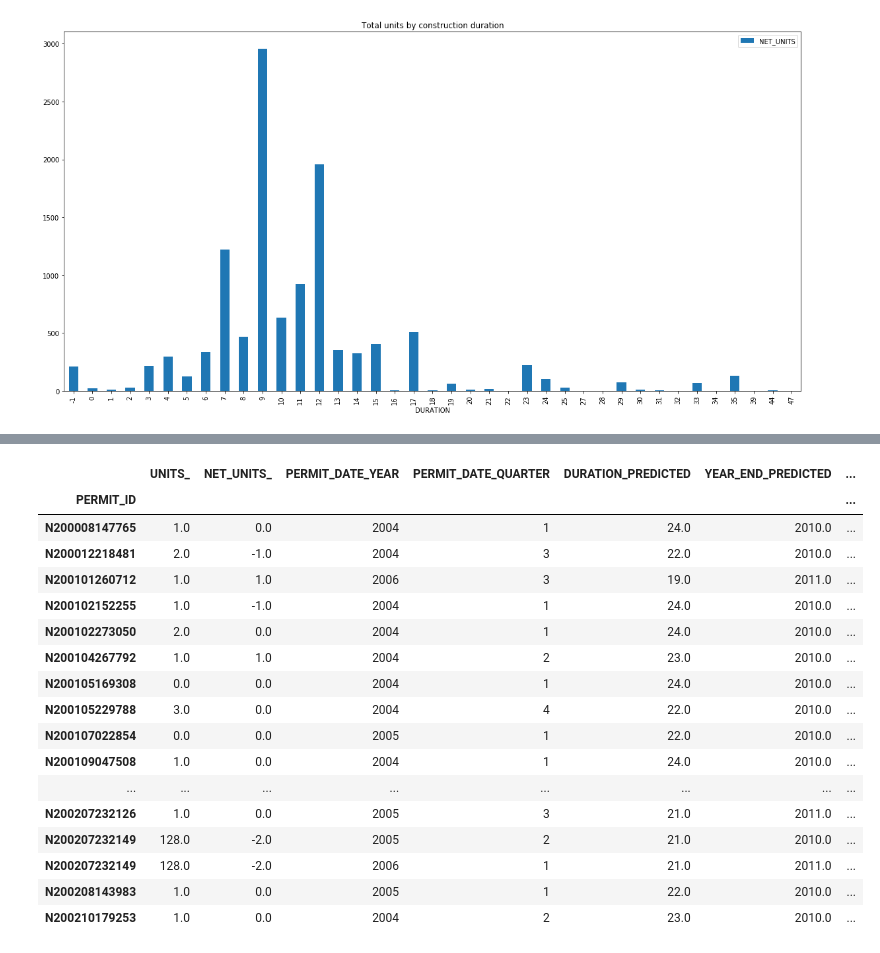
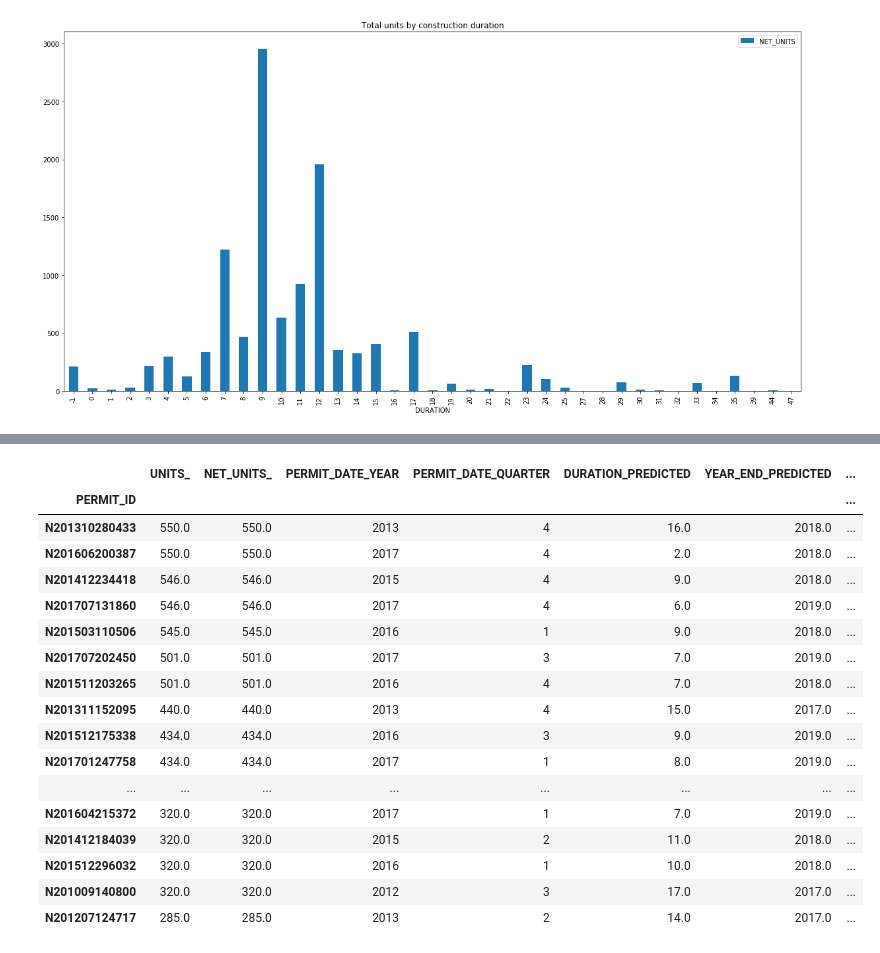
Before and after one commit to openland/statecraft-projects, a Jupyter notebook: housing_pipeline.ipynb, the cells around one changed output, grey strips where cells are left out. Drawn from its saved outputs; the diff is of its cells as text; code cells hidden in the pictures.

Commit message:
Issued permits updated

```diff
--- a/housing_pipeline.ipynb
+++ b/housing_pipeline.ipynb
@@ -158,7 +158,7 @@ columns_to_show = ['UNITS', 'NET_UNITS', 'PERMIT_DATE_YEAR', 'PERMIT_DATE_QUARTE
 permits = permits[(permits["PERMIT_TYPE"] == "new construction wood frame") |
                   (permits["PERMIT_TYPE"] == "new construction") |
                   (permits["PERMIT_TYPE"] == "additions alterations or repairs")]
-permits = permits[permits['PERMIT_STATUS'] == 'issued']
+permits = permits[(permits['PERMIT_STATUS'] == 'issued') & (permits['NET_UNITS_'] > 0) & (permits['NET_UNITS_'] < 800)]
 
 permits['PERMIT_DATE_YEAR'] = pd.DatetimeIndex(permits['PERMIT_DATE']).year
 permits['PERMIT_DATE_QUARTER'] = pd.DatetimeIndex(permits['PERMIT_DATE']).quarter
@@ -173,4 +173,4 @@ permits['COST'] = permits['COST'].fillna(permits['COST'].mean())
 permits['COST_NORM'] = mean_std_norm(permits['COST'])
 
 
-permits.count()
+#permits.sort_values(['NET_UNITS_'], ascending=False)
@@ -312,30 +275,30 @@ Prediction for not completed buildings:
 # %%
 columns_to_show = ['UNITS_', 'NET_UNITS_', 'PERMIT_DATE_YEAR', 'PERMIT_DATE_QUARTER', 'DURATION_PREDICTED',
                    'YEAR_END_PREDICTED', 'QUARTER_END_PREDICTED', 'COST']
 
 duration_predicted = model.predict(permits[train_columns])
 permits['DURATION_PREDICTED'] = np.ceil(duration_predicted)
 permits['YEAR_END_PREDICTED'] = np.floor(permits['PERMIT_DATE_YEAR'] + (permits['PERMIT_DATE_QUARTER'] + permits['DURATION_PREDICTED']) / 4)
 permits['QUARTER_END_PREDICTED'] = (permits['PERMIT_DATE_QUARTER'] + permits['DURATION_PREDICTED']) % 4 + 1
 permits = permits[columns_to_show]
 permits.to_csv("data_complete/issued_predictions.csv")
-display(permits.head(30))
+display(permits.sort_values(['NET_UNITS_'], ascending=False).head(30))
 # %% [output]
 |  | UNITS_ | NET_UNITS_ | PERMIT_DATE_YEAR | PERMIT_DATE_QUARTER | DURATION_PREDICTED | YEAR_END_PREDICTED | ... |
 | PERMIT_ID |  |  |  |  |  |  | ... |
-| N200008147765 | 1.0 | 0.0 | 2004 | 1 | 24.0 | 2010.0 | ... |
-| N200012218481 | 2.0 | -1.0 | 2004 | 3 | 22.0 | 2010.0 | ... |
-| N200101260712 | 1.0 | 1.0 | 2006 | 3 | 19.0 | 2011.0 | ... |
-| N200102152255 | 1.0 | -1.0 | 2004 | 1 | 24.0 | 2010.0 | ... |
-| N200102273050 | 2.0 | 0.0 | 2004 | 1 | 24.0 | 2010.0 | ... |
-| N200104267792 | 1.0 | 1.0 | 2004 | 2 | 23.0 | 2010.0 | ... |
-| N200105169308 | 0.0 | 0.0 | 2004 | 1 | 24.0 | 2010.0 | ... |
-| N200105229788 | 3.0 | 0.0 | 2004 | 4 | 22.0 | 2010.0 | ... |
-| N200107022854 | 0.0 | 0.0 | 2005 | 1 | 22.0 | 2010.0 | ... |
-| N200109047508 | 1.0 | 0.0 | 2004 | 1 | 24.0 | 2010.0 | ... |
+| N201310280433 | 550.0 | 550.0 | 2013 | 4 | 16.0 | 2018.0 | ... |
+| N201606200387 | 550.0 | 550.0 | 2017 | 4 | 2.0 | 2018.0 | ... |
+| N201412234418 | 546.0 | 546.0 | 2015 | 4 | 9.0 | 2018.0 | ... |
+| N201707131860 | 546.0 | 546.0 | 2017 | 4 | 6.0 | 2019.0 | ... |
+| N201503110506 | 545.0 | 545.0 | 2016 | 1 | 9.0 | 2018.0 | ... |
+| N201707202450 | 501.0 | 501.0 | 2017 | 3 | 7.0 | 2019.0 | ... |
+| N201511203265 | 501.0 | 501.0 | 2016 | 4 | 7.0 | 2018.0 | ... |
+| N201311152095 | 440.0 | 440.0 | 2013 | 4 | 15.0 | 2017.0 | ... |
+| N201512175338 | 434.0 | 434.0 | 2016 | 3 | 9.0 | 2019.0 | ... |
+| N201701247758 | 434.0 | 434.0 | 2017 | 1 | 8.0 | 2019.0 | ... |
 | ... | ... | ... | ... | ... | ... | ... | ... |
-| N200207232126 | 1.0 | 0.0 | 2005 | 3 | 21.0 | 2011.0 | ... |
-| N200207232149 | 128.0 | -2.0 | 2005 | 2 | 21.0 | 2010.0 | ... |
-| N200207232149 | 128.0 | -2.0 | 2006 | 1 | 21.0 | 2011.0 | ... |
-| N200208143983 | 1.0 | 0.0 | 2005 | 1 | 22.0 | 2010.0 | ... |
-| N200210179253 | 1.0 | 0.0 | 2004 | 2 | 23.0 | 2010.0 | ... |
+| N201604215372 | 320.0 | 320.0 | 2017 | 1 | 7.0 | 2019.0 | ... |
+| N201412184039 | 320.0 | 320.0 | 2015 | 2 | 11.0 | 2018.0 | ... |
+| N201512296032 | 320.0 | 320.0 | 2016 | 1 | 10.0 | 2018.0 | ... |
+| N201009140800 | 320.0 | 320.0 | 2012 | 3 | 17.0 | 2017.0 | ... |
+| N201207124717 | 285.0 | 285.0 | 2013 | 2 | 14.0 | 2017.0 | ... |
```
Also changed, not shown: parts of 3 cells of this notebook, 3 other files.
